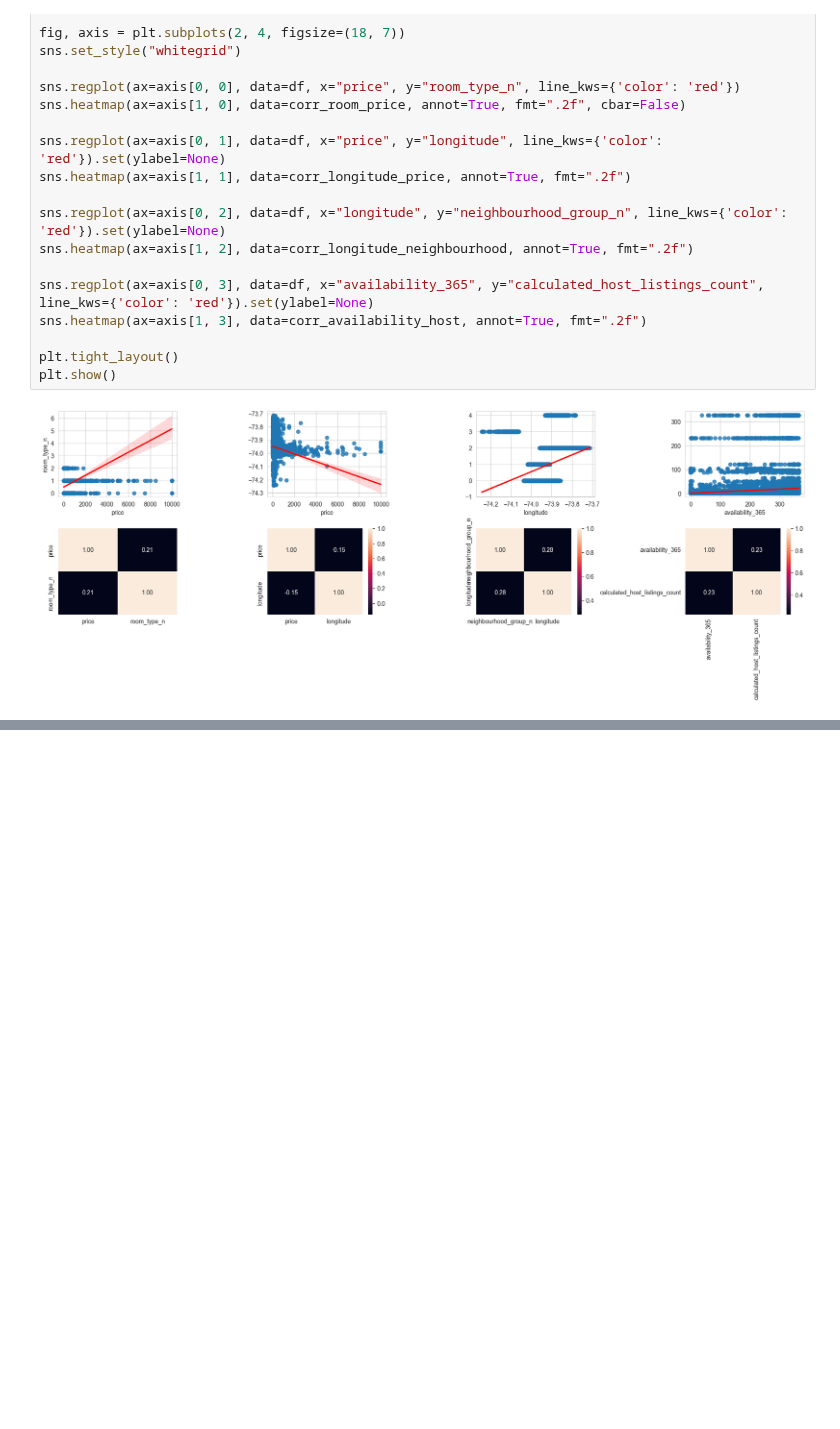
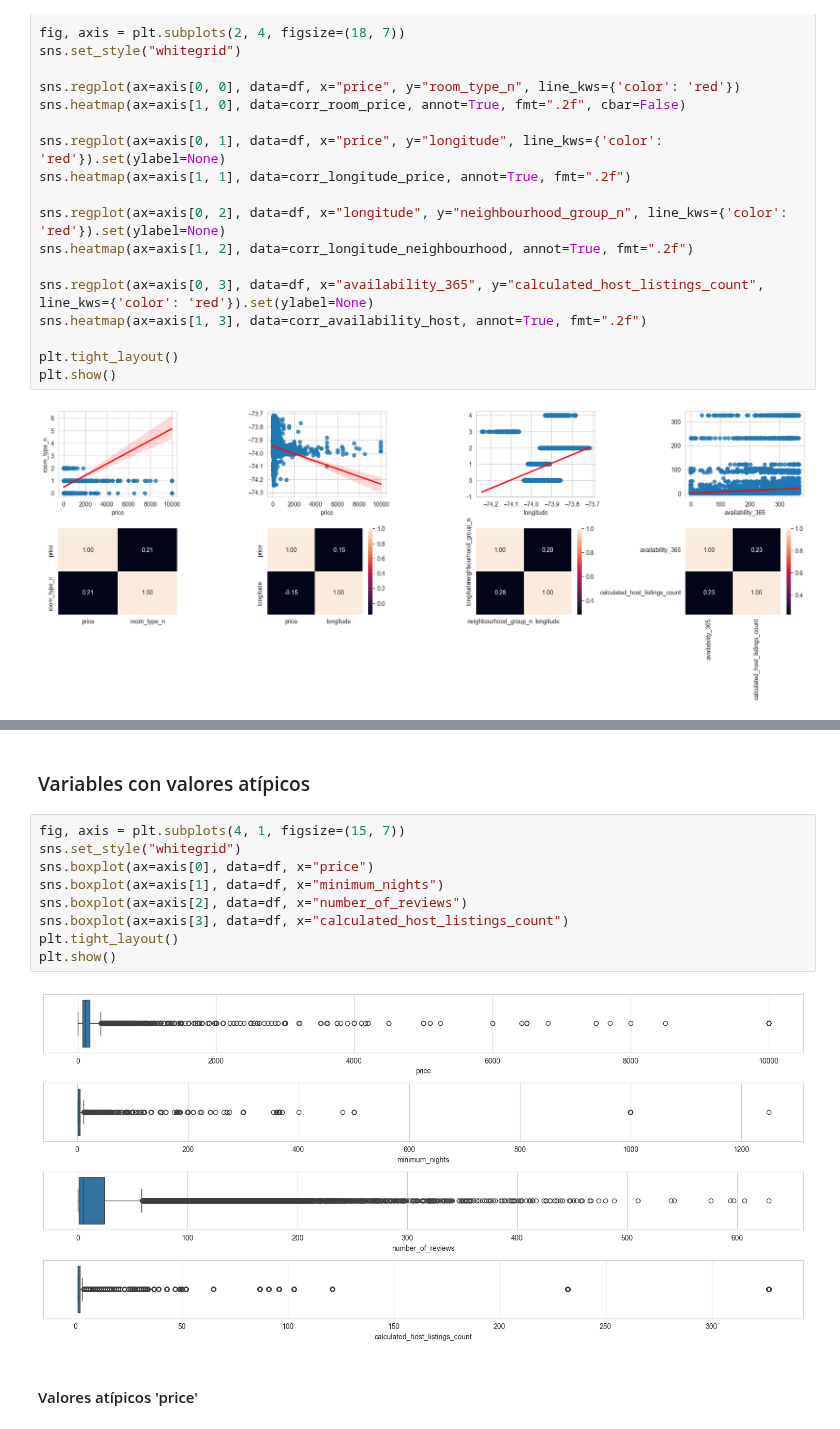
Before and after one commit to 4GeeksAcademy/sayons-intro-ml-new, a Jupyter notebook: src/eda-airbnd-ny.ipynb, the cells around one changed output, grey strips where cells are left out. Cells and saved outputs as stored; diff of their text form; blank space fills up the shorter version.

```diff
--- a/src/eda-airbnd-ny.ipynb
+++ b/src/eda-airbnd-ny.ipynb
@@ -382,0 +406,15 @@ plt.show()
+# %% [markdown]
+### Variables con valores atípicos
+# %%
+fig, axis = plt.subplots(4, 1, figsize=(15, 7))
+sns.set_style("whitegrid")
+sns.boxplot(ax=axis[0], data=df, x="price")
+sns.boxplot(ax=axis[1], data=df, x="minimum_nights")
+sns.boxplot(ax=axis[2], data=df, x="number_of_reviews")
+sns.boxplot(ax=axis[3], data=df, x="calculated_host_listings_count")
+plt.tight_layout()
+plt.show()
+# %% [output]
+[figure, added]
+# %% [markdown]
+#### Valores atípicos 'price'
```
Also changed, not shown: parts of 38 cells of this notebook.
